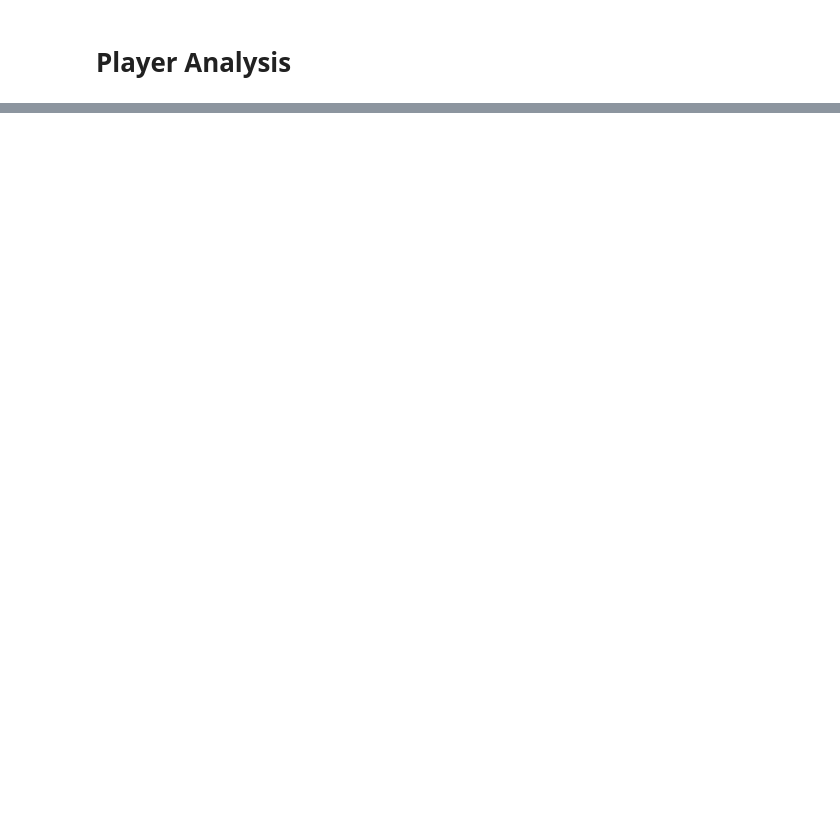
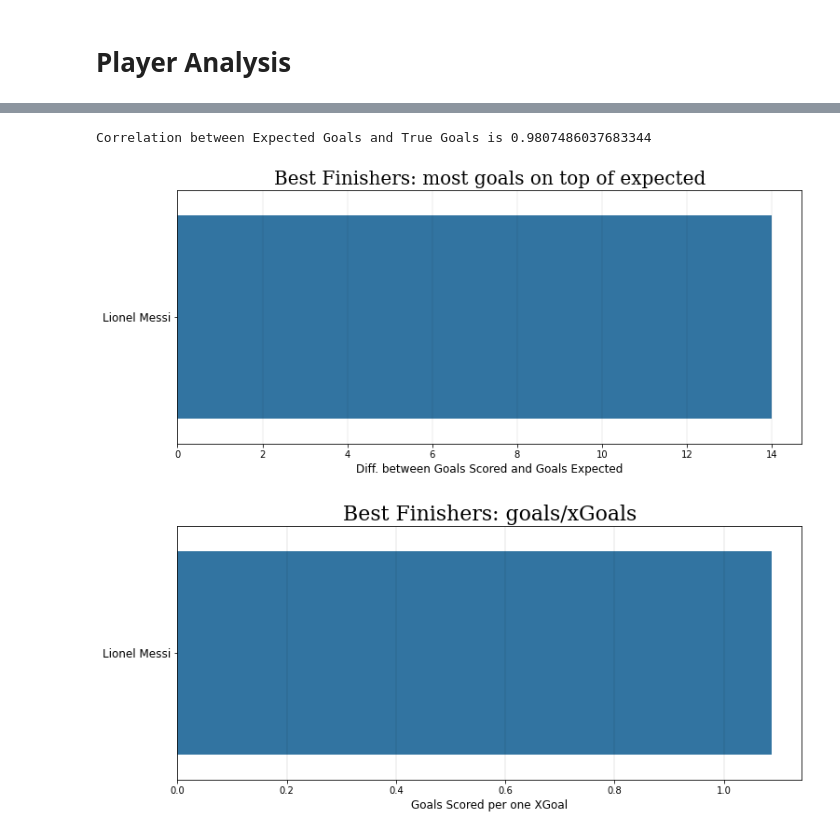
Before and after one commit to asheshd/DES-Project-xG-PySpark-ML, a Jupyter notebook: Expected_Goals_Analysis_with_PySpark_DES_Project.ipynb, the cells around one changed output, grey strips where cells are left out. Cells and saved outputs as stored; diff of their text form; code cells hidden in the pictures; blank space fills up the shorter version.

```diff
--- a/Expected_Goals_Analysis_with_PySpark_DES_Project.ipynb
+++ b/Expected_Goals_Analysis_with_PySpark_DES_Project.ipynb
@@ -514,0 +427,13 @@ plt.show()
+# %%
+test_data_len = test_data.count()
+live_data_20 = training_data.union(test_data.limit(int(test_data_len*0.2)))
+live_data_40 = training_data.union(test_data.limit(int(test_data_len*0.4)))
+live_data_60 = training_data.union(test_data.limit(int(test_data_len*0.6)))
+live_data_80 = training_data.union(test_data.limit(int(test_data_len*0.8)))
+live_data_100 = training_data.union(test_data.limit(int(test_data_len*1.0)))
+# %%
+do_player_analysis(model, live_data_20) # player_names=['Lionel Messi']
+# %% [output]
+Correlation between Expected Goals and True Goals is 0.9807486037683344
+[figure, added]
+[figure, added]
```
Also changed, not shown: parts of 23 cells of this notebook.
